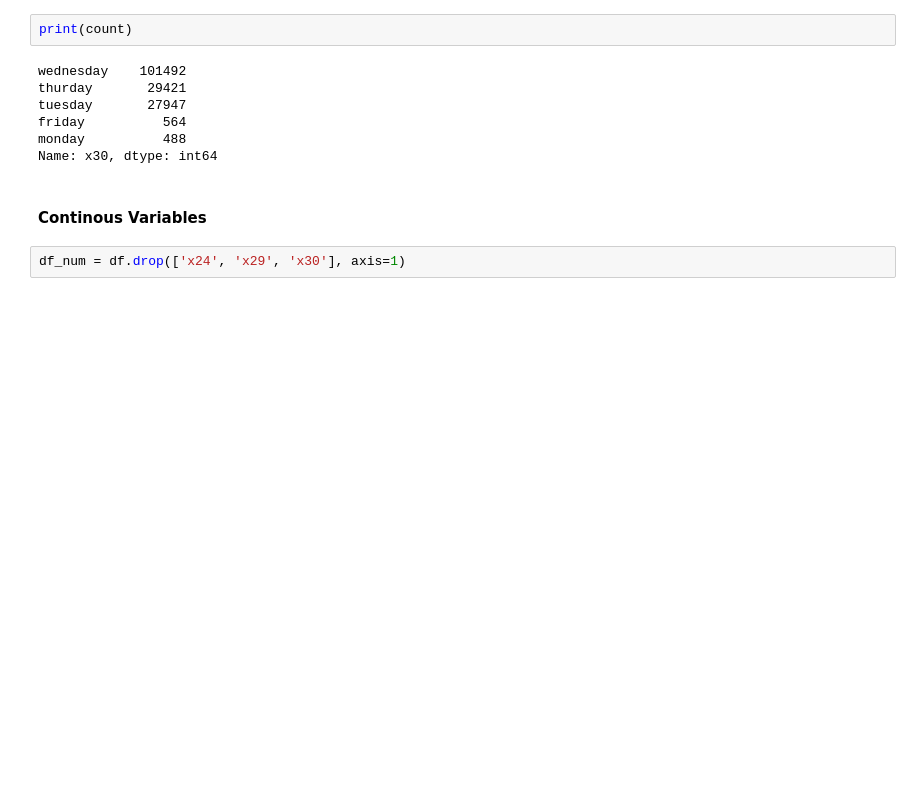
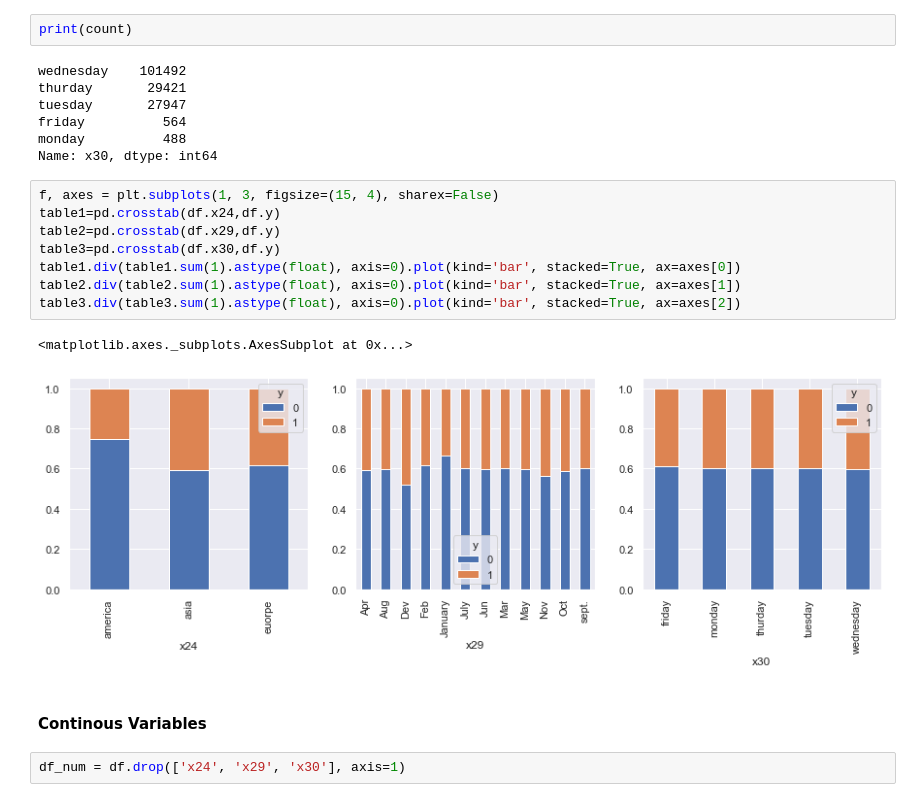
Before and after one commit to dhyanshah/MS7333_QTW, a Jupyter notebook: Final_Case/QTW_FinalCase.ipynb, the cells around one changed output. Drawn from its saved outputs; the diff is of its cells as text; blank space fills up the shorter version.

```diff
--- a/Final_Case/QTW_FinalCase.ipynb
+++ b/Final_Case/QTW_FinalCase.ipynb
@@ -157,6 +157,17 @@ tuesday       27947
 friday          564
 monday          488
 Name: x30, dtype: int64
+# %%
+f, axes = plt.subplots(1, 3, figsize=(15, 4), sharex=False)
+table1=pd.crosstab(df.x24,df.y)
+table2=pd.crosstab(df.x29,df.y)
+table3=pd.crosstab(df.x30,df.y)
+table1.div(table1.sum(1).astype(float), axis=0).plot(kind='bar', stacked=True, ax=axes[0])
+table2.div(table2.sum(1).astype(float), axis=0).plot(kind='bar', stacked=True, ax=axes[1])
+table3.div(table3.sum(1).astype(float), axis=0).plot(kind='bar', stacked=True, ax=axes[2])
+# %% [output]
+<matplotlib.axes._subplots.AxesSubplot at 0x...>
+[figure, added]
 # %% [markdown]
 #### Continous Variables
 # %%
```
Also changed, not shown: parts of 12 cells of this notebook.
